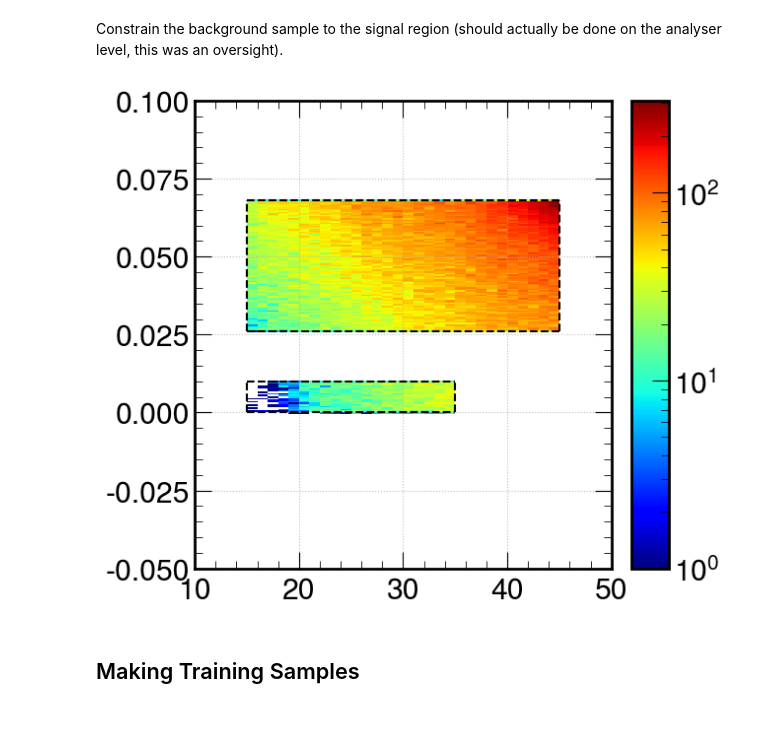
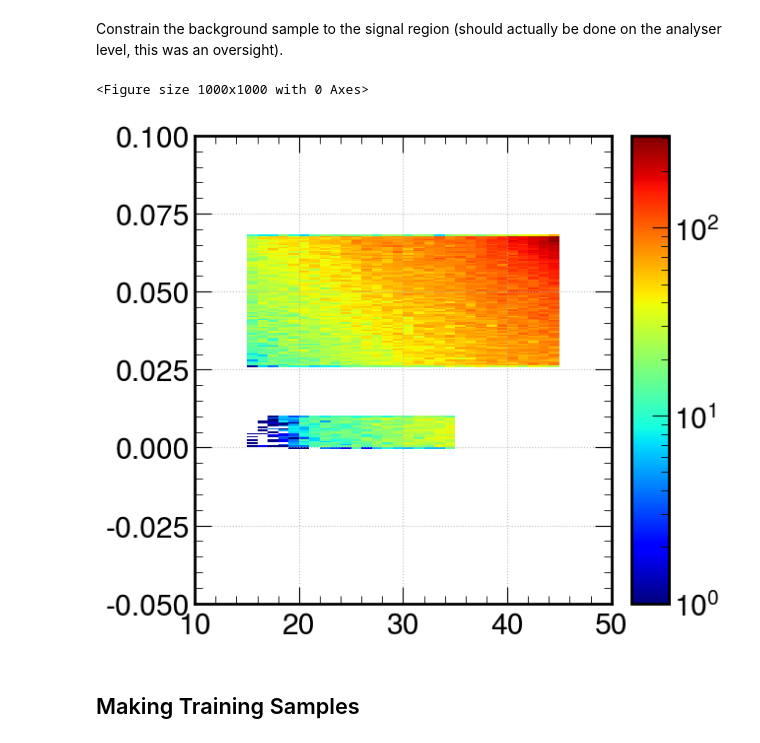
Before and after one commit to ChandlerKenworthy/Upstream, a Jupyter notebook: TrainModel.ipynb, the cells around one changed output. Saved outputs shown, nothing was run; the diff lists cells and outputs as text; code cells hidden in the pictures.

```diff
--- a/TrainModel.ipynb
+++ b/TrainModel.ipynb
@@ -43,10 +45,14 @@ shape: (5, 20)
 | 278.088 | 25.8314 | -126.514 | -25.6616 | 8.32454 | 8.32077 | 8.39304 | 0.0666234 | 0.0460587 | 0.0493646 | 42.081 | 36.9081 | ... |
 | 182.272 | -94.061 | -422.501 | 472.514 | 21.8005 | 21.5653 | 21.5731 | 0.002001 | -0.001506 | 0.004035 | 19.4689 | 19.8229 | ... |
 # %%
-plt.figure(figsize=(7, 6))
-h, xbins, ybins = np.histogram2d(signal["p"].to_numpy(), signal["mm2"].to_numpy(), bins=(np.linspace(10, 50, 41), np.linspace(-0.05, 0.1, 300)))
-hep.hist2dplot(h, xbins, ybins, cmap="jet", norm=LogNorm())
-plt.grid()
-plt.tight_layout()
-plt.show()
+def missing_mass_plot(df):
+    plt.clf()
+    plt.figure(figsize=(7, 6))
+    h, xbins, ybins = np.histogram2d(df["p"].to_numpy(), df["mm2"].to_numpy(), bins=(np.linspace(10, 50, 41), np.linspace(-0.05, 0.1, 300)))
+    hep.hist2dplot(h, xbins, ybins, cmap="jet", norm=LogNorm())
+    plt.grid()
+    plt.tight_layout()
+    plt.show()
+
+missing_mass_plot(signal)
 # %% [output]
@@ -53,6 +60,5 @@ plt.show()
 [figure]
 # %%
-bkg = pl.read_csv("data/BDT_Training_2022_Upstream_v1.txt", has_header=False)
+bkg = pl.read_csv("data/BDT_Train_2022_Upstream_v1.txt", has_header=False)
 bkg = bkg.drop("column_21")
 bkg.columns = column_names
-bkg.head()
@@ -85,19 +69,11 @@ bkg = bkg.filter(
     ((pl.col("mm2").is_between(0.0, 0.01)) & (pl.col("p").is_between(15.0, 35.0))) |
     (pl.col("mm2").is_between(0.026, 0.068))
 )
-# %%
-fig, ax = plt.subplots(1, 1, figsize=(7, 6))
-h, xbins, ybins = np.histogram2d(bkg["p"].to_numpy(), bkg["mm2"].to_numpy(), bins=(np.linspace(10, 50, 41), np.linspace(-0.05, 0.1, 300)))
-hep.hist2dplot(h, xbins, ybins, cmap="jet", norm=LogNorm())
-ax.vlines([15, 35], 0.0, 0.01, color="k", linestyles="--")
-ax.vlines([15, 45], 0.026, 0.068, color="k", linestyles="--")
-ax.hlines([0.0, 0.01], 15, 35, color="k", linestyles="--")
-ax.hlines([0.026, 0.068], 15, 45, color="k", linestyles="--")
-plt.grid()
-plt.tight_layout()
-plt.show()
-# %% [output]
-[figure, removed]
+# %%
+missing_mass_plot(bkg)
+# %% [output]
+<Figure size 1000x1000 with 0 Axes>
+[figure, added]
 # %% [markdown]
 ## Making Training Samples
 # %%
```
Also changed, not shown: parts of 55 cells of this notebook, 1 other file.
